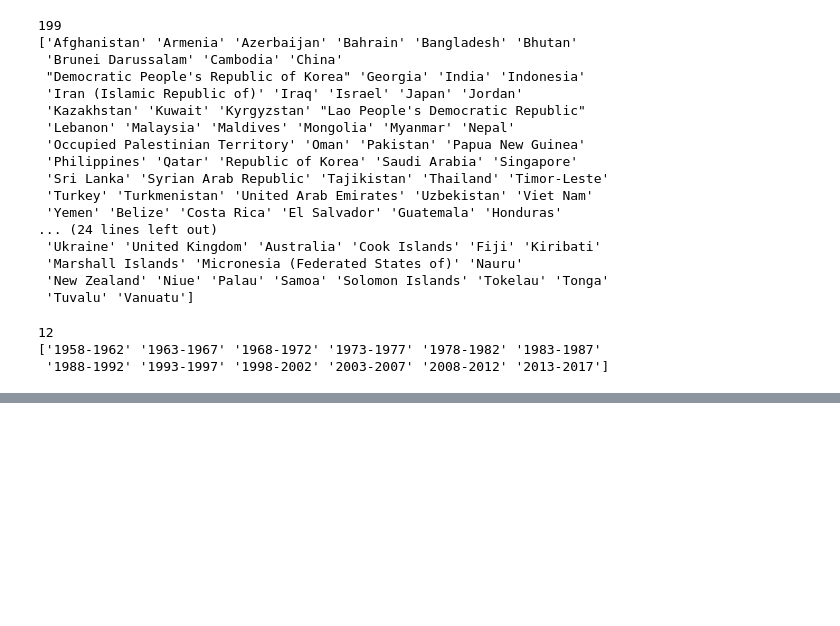
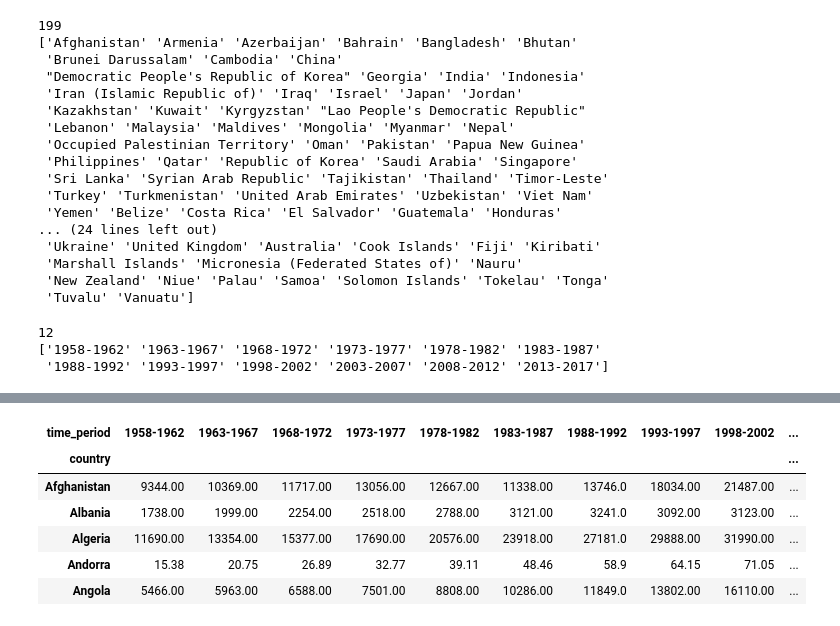
Before and after one commit to liguoqinjim/jupyter_notebook_todo_remove, a Jupyter notebook: notebook_idata_lesson01/Aquastat/Aquastat01.ipynb, the cells around one changed output, grey strips where cells are left out. Cells and saved outputs as stored; diff of their text form; code cells hidden in the pictures; blank space fills up the shorter version.

```diff
--- a/notebook_idata_lesson01/Aquastat/Aquastat01.ipynb
+++ b/notebook_idata_lesson01/Aquastat/Aquastat01.ipynb
@@ -110,0 +151,19 @@ range(1960, 2017, 5)
+# %%
+# 按照variable来切分数据
+def variable_slice(df, variable):
+    # Only data for that variable
+    df = df[df["variable"] == variable]
+
+    # Get variable for each country over the time periods
+    df = df.pivot(index='country', columns='time_period', values='value')
+    return df
+# %%
+variable_slice(data, 'total_pop').head()
+# %% [output]
+| time_period | 1958-1962 | 1963-1967 | 1968-1972 | 1973-1977 | 1978-1982 | 1983-1987 | 1988-1992 | 1993-1997 | 1998-2002 | ... |
+| country |  |  |  |  |  |  |  |  |  | ... |
+| Afghanistan | 9344.00 | 10369.00 | 11717.00 | 13056.00 | 12667.00 | 11338.00 | 13746.0 | 18034.00 | 21487.00 | ... |
+| Albania | 1738.00 | 1999.00 | 2254.00 | 2518.00 | 2788.00 | 3121.00 | 3241.0 | 3092.00 | 3123.00 | ... |
+| Algeria | 11690.00 | 13354.00 | 15377.00 | 17690.00 | 20576.00 | 23918.00 | 27181.0 | 29888.00 | 31990.00 | ... |
+| Andorra | 15.38 | 20.75 | 26.89 | 32.77 | 39.11 | 48.46 | 58.9 | 64.15 | 71.05 | ... |
+| Angola | 5466.00 | 5963.00 | 6588.00 | 7501.00 | 8808.00 | 10286.00 | 11849.0 | 13802.00 | 16110.00 | ... |
```
Also changed, not shown: parts of 12 cells of this notebook.
